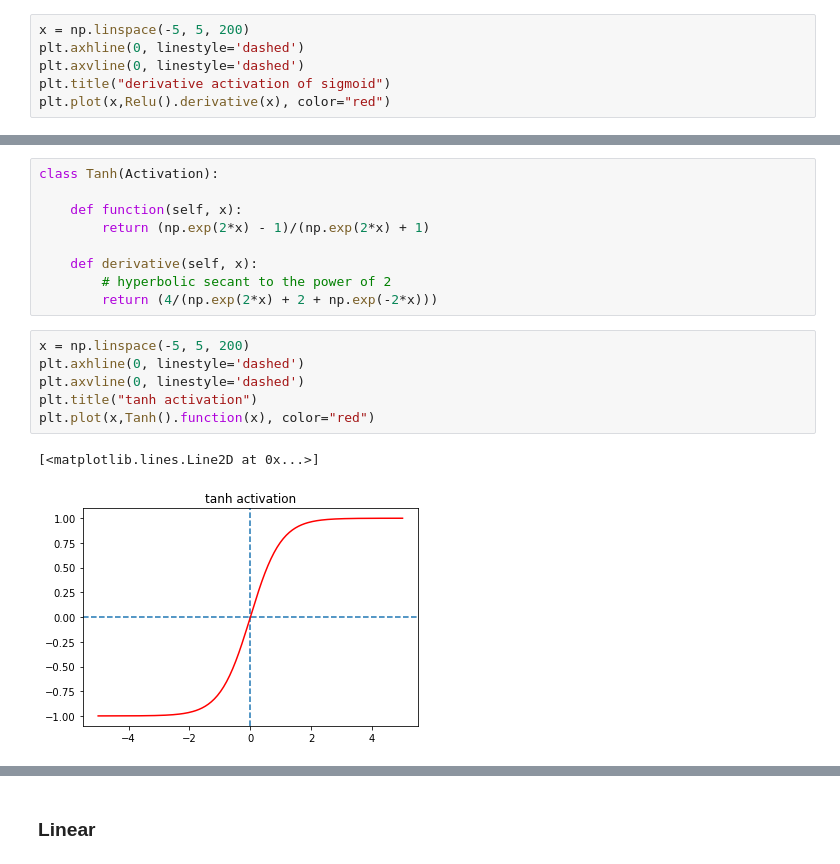
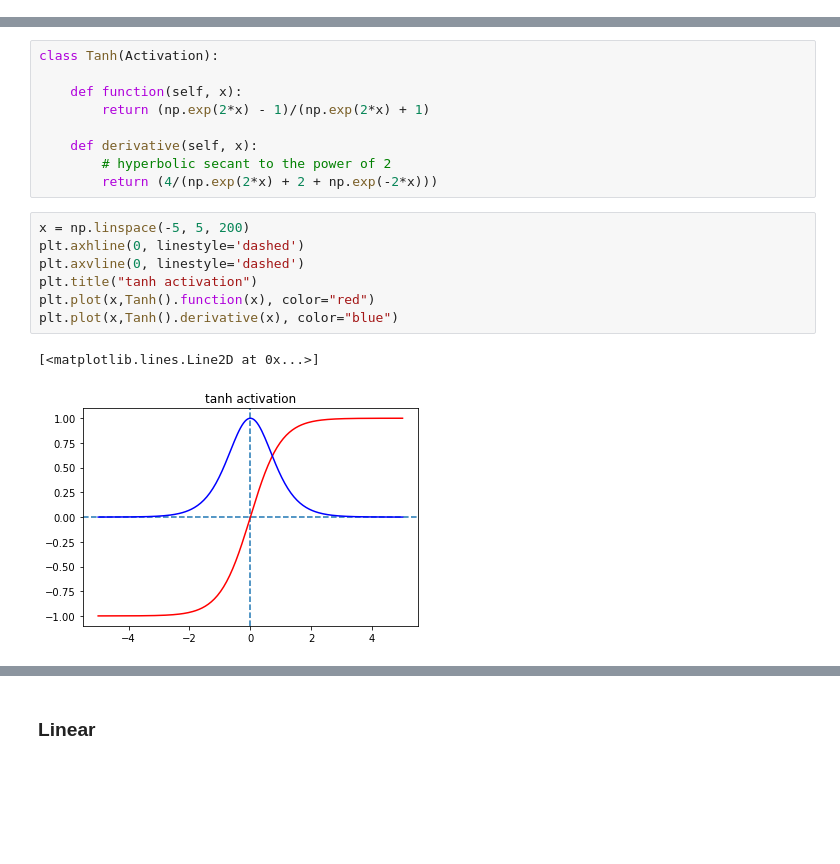
Before and after one commit to Mrpatekful/numpyml, a Jupyter notebook: mlp_numpy.ipynb, the cells around one changed output, grey strips where cells are left out. Drawn from its saved outputs; the diff is of its cells as text; blank space fills up the shorter version.

```diff
--- a/mlp_numpy.ipynb
+++ b/mlp_numpy.ipynb
@@ -101,6 +94,0 @@ plt.plot(x,Relu().function(x), color="red")
-# %%
-x = np.linspace(-5, 5, 200)
-plt.axhline(0, linestyle='dashed')
-plt.axvline(0, linestyle='dashed')
-plt.title("derivative activation of sigmoid")
-plt.plot(x,Relu().derivative(x), color="red")
@@ -133,9 +118,10 @@ class Tanh(Activation):
 # %%
 x = np.linspace(-5, 5, 200)
 plt.axhline(0, linestyle='dashed')
 plt.axvline(0, linestyle='dashed')
 plt.title("tanh activation")
 plt.plot(x,Tanh().function(x), color="red")
+plt.plot(x,Tanh().derivative(x), color="blue")
 # %% [output]
 [<matplotlib.lines.Line2D at 0x...>]
-[figure, old version]
+[figure, new version]
```
Also changed, not shown: parts of 9 cells of this notebook.
